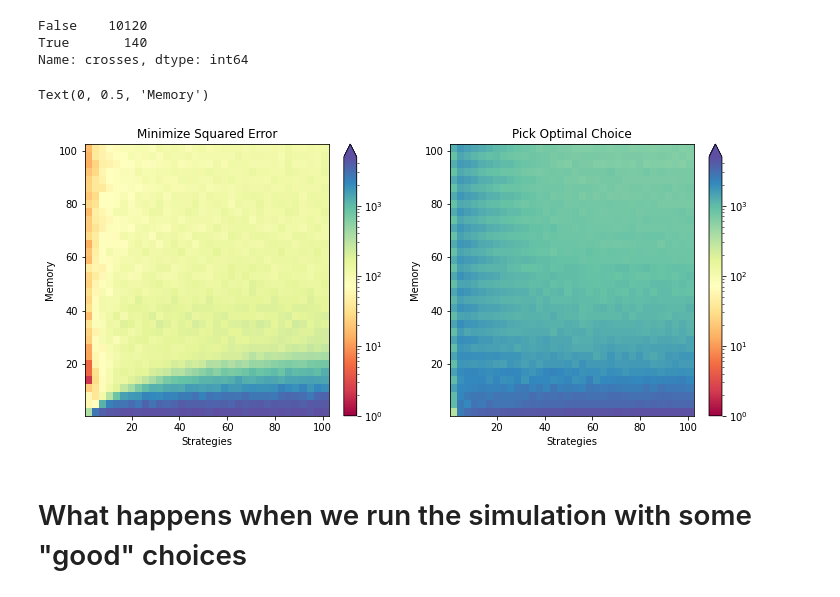
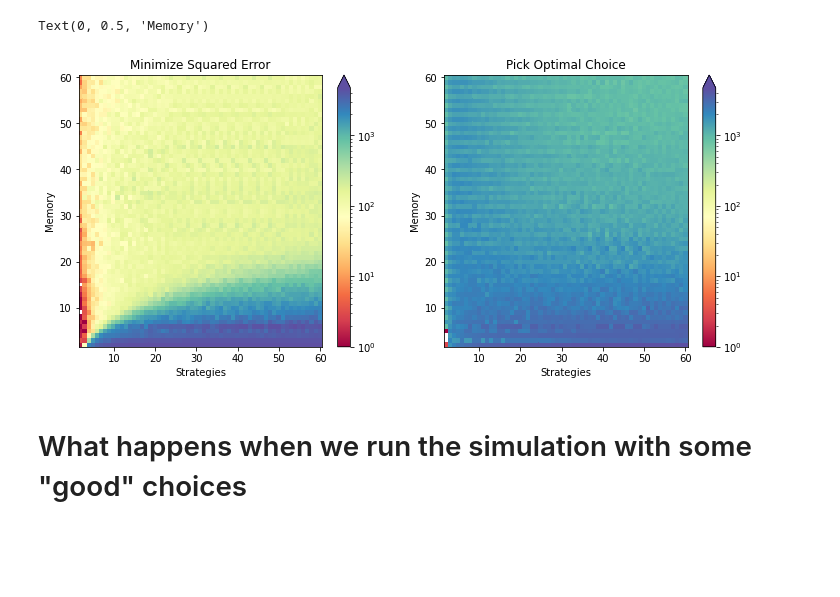
Before and after one commit to rebeku/El-Farol-Bar-Problem, a Jupyter notebook: V5/Grid Plots.ipynb, the cells around one changed output. Cells and saved outputs as stored; diff of their text form; code cells hidden in the pictures; blank space fills up the shorter version.

```diff
--- a/V5/Grid Plots.ipynb
+++ b/V5/Grid Plots.ipynb
@@ -60,9 +55,3 @@ Name: memory, dtype: int64
-# %%
-df.crosses.value_counts()
-# %% [output]
-False    10120
-True       140
-Name: crosses, dtype: int64
 # %%
 vmin = df["std"].max()
 vmax = df["std"].max()
@@ -71,51 +60,51 @@ fig, ax = plt.subplots(1,2,figsize=(12,5))
 
 cf = "mse"
 
-filtered = df[df.choice == cf]
+filtered = df[(df.choice == cf)  & (df.memory <= 60)]
 
 grpd = filtered.groupby(["strategies", "memory"])["std"].mean().reset_index()
 
 grpd.sort_values(["strategies", "memory"], inplace=True)
 
-X = grpd.strategies.values.reshape((34,34))
-Y = grpd.memory.values.reshape((34,34))
-Z = grpd["std"].values.reshape((34,34))
+X = grpd.strategies.values.reshape((59,59))
+Y = grpd.memory.values.reshape((59,59))
+Z = grpd["std"].values.reshape((59,59))
 
 cmap = cm.get_cmap('Spectral')
 
 pcm = ax[0].pcolor(X, Y, Z,
                    norm=colors.LogNorm(vmin=1, vmax=vmax),
                    cmap=cmap, shading='auto')
 
 fig.colorbar(pcm, ax=ax[0], extend='max')
 ax[0].title.set_text("Minimize Squared Error")
 ax[0].set_xlabel("Strategies")
 ax[0].set_ylabel("Memory")
 
 cf = "choice"
-filtered = df[df.choice == cf]
+filtered = df[(df.choice == cf) & (df.memory <= 60)]
 
 grpd = filtered.groupby(["strategies", "memory"])["std"].mean().reset_index()
 
 grpd.sort_values(["strategies", "memory"], inplace=True)
 
-X = grpd.strategies.values.reshape((34,34))
-Y = grpd.memory.values.reshape((34,34))
-Z = grpd["std"].values.reshape((34,34))
+X = grpd.strategies.values.reshape((59,59))
+Y = grpd.memory.values.reshape((59,59))
+Z = grpd["std"].values.reshape((59,59))
 
 cmap = cm.get_cmap('Spectral')
 
 pcm = ax[1].pcolor(X, Y, Z,
                    norm=colors.LogNorm(vmin=1, vmax=vmax),
                    cmap=cmap, shading='auto')
 
 fig.colorbar(pcm, ax=ax[1], extend='max')
 ax[1].title.set_text("Pick Optimal Choice")
 ax[1].set_xlabel("Strategies")
 ax[1].set_ylabel("Memory")
 # %% [output]
 Text(0, 0.5, 'Memory')
-[figure, old version]
+[figure, new version]
 # %% [markdown]
 # What happens when we run the simulation with some "good" choices
 # %%
```
Also changed, not shown: parts of 13 cells of this notebook, 4 other files.
